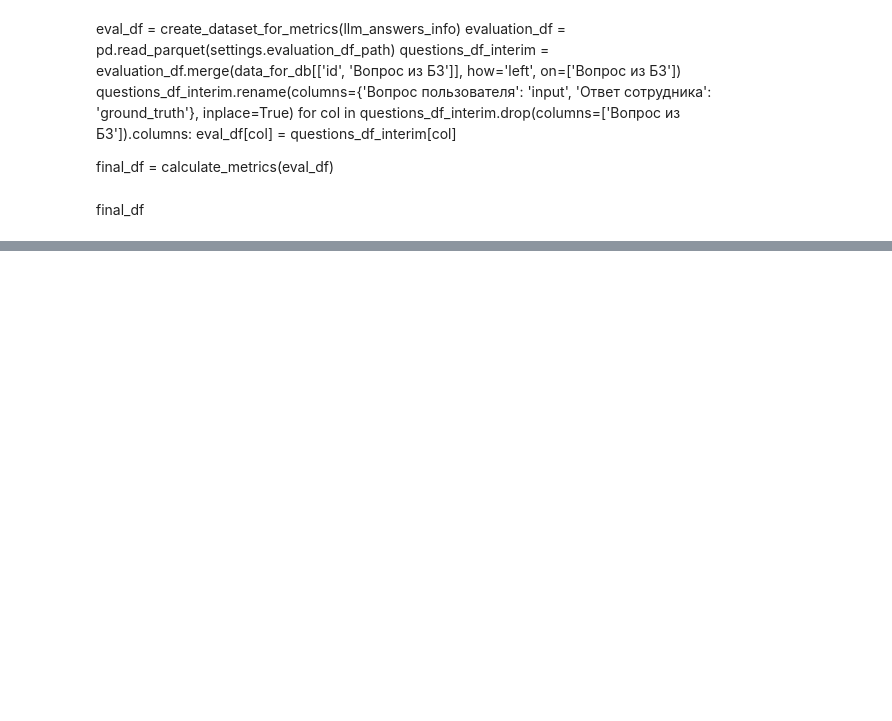
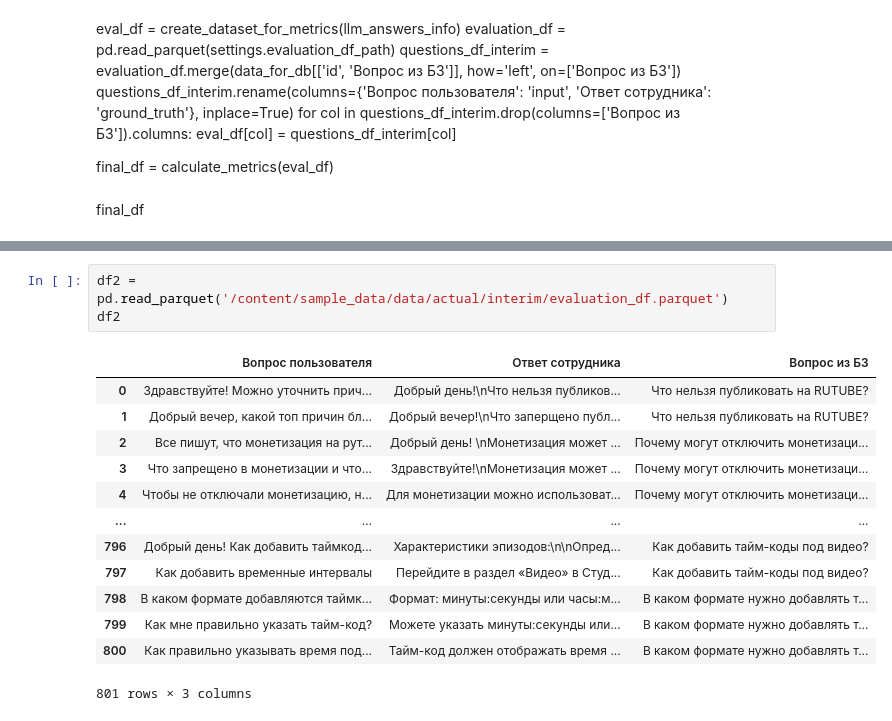
Before and after one commit to snakerzr/rutube_hackathon, a Jupyter notebook: notebooks/rag_baseline_primary (3).ipynb, the cells around one changed output, grey strips where cells are left out. Cells and saved outputs as stored; diff of their text form; blank space fills up the shorter version.

```diff
--- a/notebooks/rag_baseline_primary (2).ipynb
+++ b/notebooks/rag_baseline_primary (3).ipynb
@@ -1327,0 +1368,17 @@ final_df
+# %%
+df2 = pd.read_parquet('/content/sample_data/data/actual/interim/evaluation_df.parquet')
+df2
+# %% [output]
+|  | Вопрос пользователя | Ответ сотрудника | Вопрос из БЗ |
+| 0 | Здравствуйте! Можно уточнить прич... | Добрый день!\nЧто нельзя публиков... | Что нельзя публиковать на RUTUBE? |
+| 1 | Добрый вечер, какой топ причин бл... | Добрый вечер!\nЧто заперщено публ... | Что нельзя публиковать на RUTUBE? |
+| 2 | Все пишут, что монетизация на рут... | Добрый день! \nМонетизация может ... | Почему могут отключить монетизаци... |
+| 3 | Что запрещено в монетизации и что... | Здравствуйте!\nМонетизация может ... | Почему могут отключить монетизаци... |
+| 4 | Чтобы не отключали монетизацию, н... | Для монетизации можно использоват... | Почему могут отключить монетизаци... |
+| ... | ... | ... | ... |
+| 796 | Добрый день! Как добавить таймкод... | Характеристики эпизодов:\n\nОпред... | Как добавить тайм-коды под видео? |
+| 797 | Как добавить временные интервалы | Перейдите в раздел «Видео» в Студ... | Как добавить тайм-коды под видео? |
+| 798 | В каком формате добавляются таймк... | Формат: минуты:секунды или часы:м... | В каком формате нужно добавлять т... |
+| 799 | Как мне правильно указать тайм-код? | Можете указать минуты:секунды или... | В каком формате нужно добавлять т... |
+| 800 | Как правильно указывать время под... | Тайм-код должен отображать время ... | В каком формате нужно добавлять т... |
+801 rows × 3 columns
```
Also changed, not shown: parts of 16 cells of this notebook.
